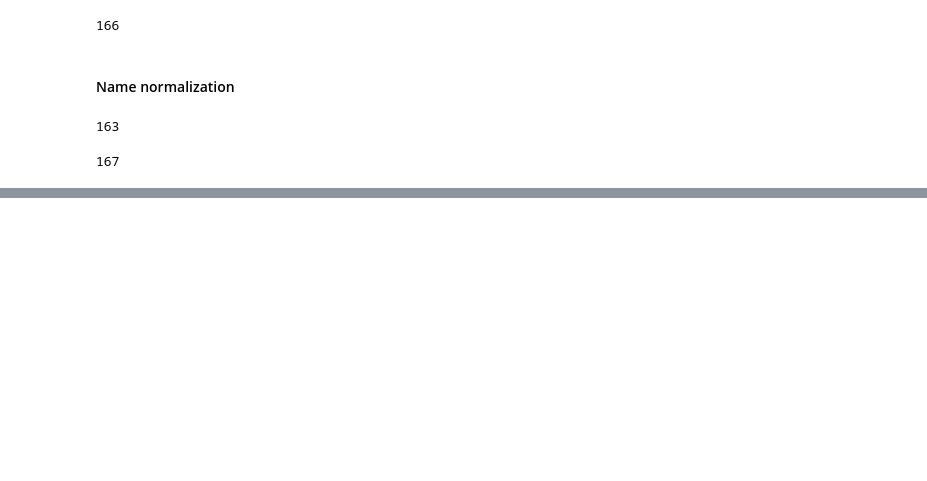
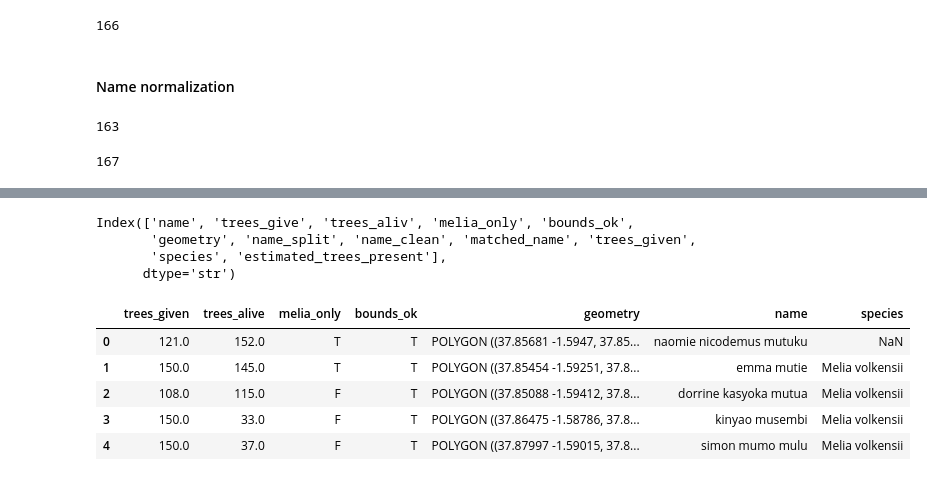
Before and after one commit to acreinsightsltd-terp/Tree-Parameter-Extraction-on-Small-holder-plots, a Jupyter notebook: pipelines/names_cleaning/notebooks/complete_list_cleaning.ipynb, the cells around one changed output, grey strips where cells are left out. Saved outputs shown, nothing was run; the diff lists cells and outputs as text; code cells hidden in the pictures; blank space fills up the shorter version.

```diff
--- a/pipelines/names_cleaning/notebooks/complete_list_cleaning.ipynb
+++ b/pipelines/names_cleaning/notebooks/complete_list_cleaning.ipynb
@@ -219,0 +301,3 @@ analysis_gdf.to_file(f'{names_dir}/analysis.shp', index=False)
+# %%
+final_gdf = final_gdf.merge(df[['trees_given', 'species',
+       'estimated_trees_present', 'name_clean']], on='name_clean', how='left')
@@ -219,0 +315,2 @@ analysis_gdf.to_file(f'{names_dir}/analysis.shp', index=False)
+# %%
+final_gdf['trees_give'] = final_gdf['trees_give'].fillna(final_gdf['trees_given'])
@@ -219,0 +328,20 @@ analysis_gdf.to_file(f'{names_dir}/analysis.shp', index=False)
+# %%
+final_gdf.columns
+# %% [output]
+Index(['name', 'trees_give', 'trees_aliv', 'melia_only', 'bounds_ok',
+       'geometry', 'name_split', 'name_clean', 'matched_name', 'trees_given',
+       'species', 'estimated_trees_present'],
+      dtype='str')
+# %%
+final_gdf = final_gdf.drop(columns=['name', 'trees_given', 'name_split', 'matched_name', 'estimated_trees_present'])
+# %%
+final_gdf.rename(columns={'trees_give' : 'trees_given', 'trees_aliv' : 'trees_alive', 'name_clean' : 'name'}, inplace=True)
+# %%
+final_gdf.head()
+# %% [output]
+|  | trees_given | trees_alive | melia_only | bounds_ok | geometry | name | species |
+| 0 | 121.0 | 152.0 | T | T | POLYGON ((37.85681 -1.5947, 37.85... | naomie nicodemus mutuku | NaN |
+| 1 | 150.0 | 145.0 | T | T | POLYGON ((37.85454 -1.59251, 37.8... | emma mutie | Melia volkensii |
+| 2 | 108.0 | 115.0 | F | T | POLYGON ((37.85088 -1.59412, 37.8... | dorrine kasyoka mutua | Melia volkensii |
+| 3 | 150.0 | 33.0 | F | T | POLYGON ((37.86475 -1.58786, 37.8... | kinyao musembi | Melia volkensii |
+| 4 | 150.0 | 37.0 | F | T | POLYGON ((37.87997 -1.59015, 37.8... | simon mumo mulu | Melia volkensii |
```
Also changed, not shown: parts of 29 cells of this notebook.
